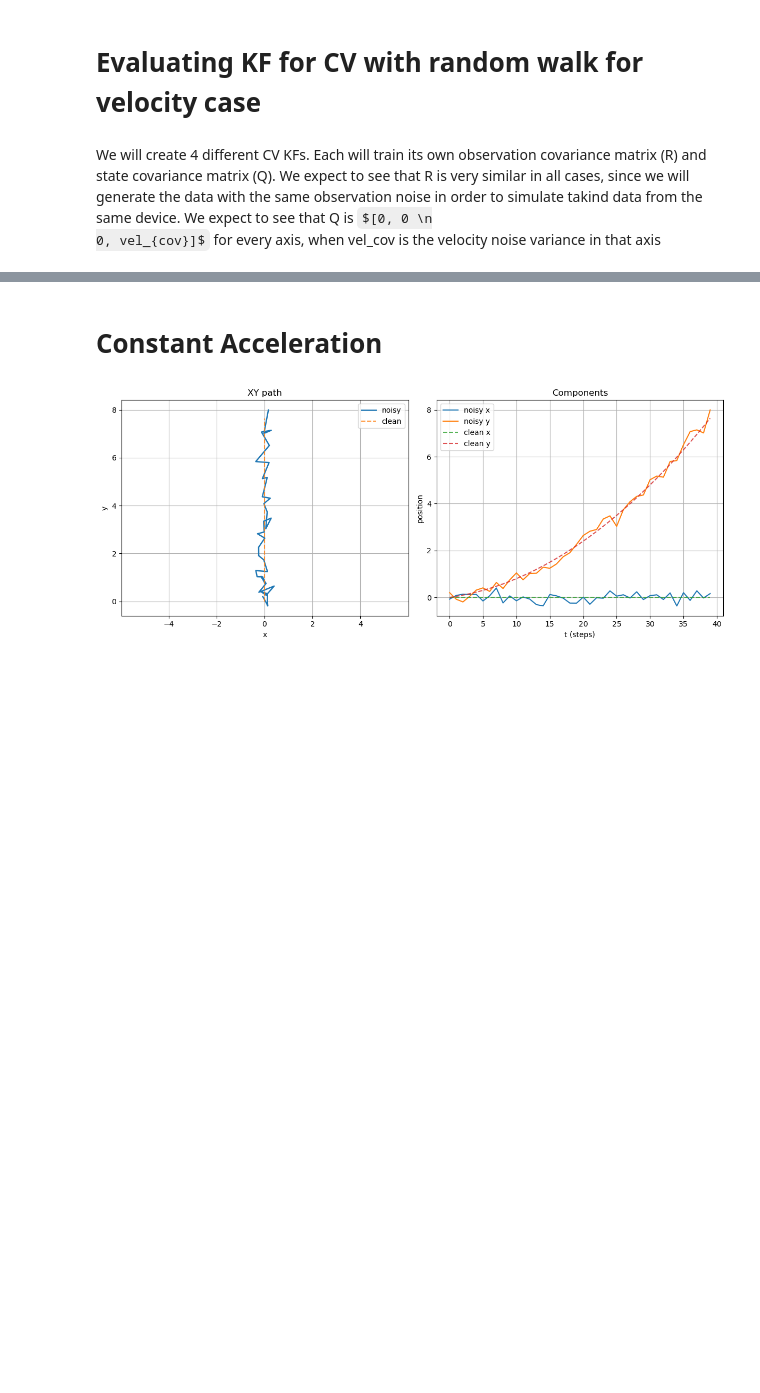
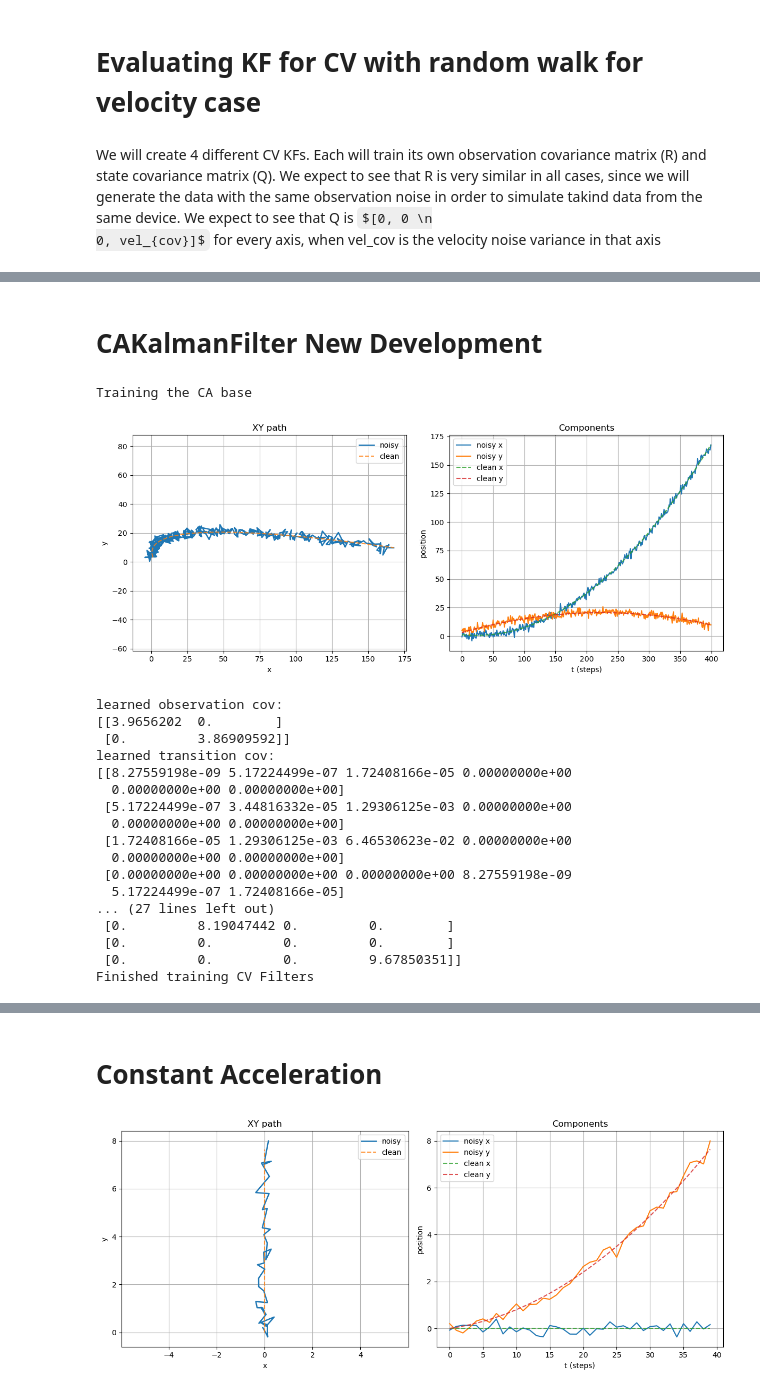
Before and after one commit to Arielgess/UAV_classification, a Jupyter notebook: KalmanFilter/good/simple_kalman_filter.ipynb, the cells around one changed output, grey strips where cells are left out. Drawn from its saved outputs; the diff is of its cells as text; code cells hidden in the pictures; some formulas as TeX source; blank space fills up the shorter version.

```diff
--- a/KalmanFilter/good/simple_kalman_filter.ipynb
+++ b/KalmanFilter/good/simple_kalman_filter.ipynb
@@ -173,7 +171,8 @@ The autoreload extension is already loaded. To reload it, use:
 # %%
 
+NOISE = [2,2]
 P0 = np.eye(4) * 1e2 #set high, since we don't know much about the initial state
-transition_offsets = np.zeros((F.shape[0])) #TODO: I dont know what this is
+transition_offsets = np.zeros((4)) #TODO: I dont know what this is
 
 #Initialize 3 different instances of the CVKF
 cvkf1 = CVKalmanFilter(dim=2, dt=0.04, P0=P0.copy(), transition_offsets=transition_offsets.copy(), process_noise=True)
@@ -498,0 +509,77 @@ learned transition cov:
+# %% [markdown]
+# CAKalmanFilter New Development #
+# %%
+import numpy as np
+NOISE = [2,2]
+P0 = np.eye(4) * 1e2 #set high, since we don't know much about the initial state
+transition_offsets = np.zeros((4)) #TODO: I dont know what this is
+ca_P0 = np.eye(6) * 1e2 #set high, since we don't know much about the initial state
+ca_transition_offsets = np.zeros((6)) #TODO: I dont know what this is
+
+#Initialize 3 different instances of the CVKF
+cakf1 = CAKalmanFilter(dim=2, dt=0.04, P0=ca_P0.copy(), transition_offsets=ca_transition_offsets.copy(), process_noise=True)
+cakf2 = CAKalmanFilter(dim=2, dt=0.04, P0=ca_P0.copy(), transition_offsets=ca_transition_offsets.copy(), process_noise=True)
+cvkf = CVKalmanFilter(dim=2, dt=0.04, P0=P0.copy(), transition_offsets=transition_offsets.copy(), process_noise=True)
+
+
+em_iters = 2
+#We wish to estimate only R and Q
+vars_to_estimate = ['observation_covariance',
+                    #'transition_matrices',
+                    'transition_covariance',
+                    #'initial_state_mean',
+                    #'initial_state_covariance',
+                    ]
+
+
+print("Training the CA base")
+trajectories = generate_ca_trajectory(T=400, dt=0.04, dim=2, measurement_noise_std=NOISE,
+                                                       number_of_trajectories=60, seed=8)
+plot_trajectory_with_kf(trajectories[0][0], trajectories[0][1])
+
+for traj, clean in trajectories:
+    cakf1.run_cv(traj, em_iters=em_iters, vars_to_estimate=vars_to_estimate)
+print(f"learned observation cov: \n{cakf1.kf.observation_covariance}")
+print(f"learned transition cov: \n{cakf1.kf.transition_covariance}")
+#traj, clean = generate_cv_trajectory(T=200, dt=0.04, dim=2, v=None, x0=None,
+#                              noise_std=NOISE, seed=15)[0]
+
+
+print("Training the CA different noise")
+trajectories = generate_cv_with_micro_velocity_changes(T=400, dt=0.04, dim=2, v=None, x0=None, noise_std=[5,5],
+                                                       number_of_trajectories=60, seed=14)
+for traj, clean in trajectories:
+    result = cakf2.run_cv(traj, em_iters=em_iters, vars_to_estimate=vars_to_estimate)
+print(f"learned observation cov: \n{cakf2.kf.observation_covariance}")
+print(f"learned transition cov: \n{cakf2.kf.transition_covariance}")
+
+
+print("Training the std 3:")
+trajectories = generate_cv_with_micro_velocity_changes(T=400, dt=0.04, dim=2, v=None, x0=None, noise_std=NOISE,
+                                                       number_of_trajectories=60, vel_change_std=[3,3], seed=14)
+for traj, clean in trajectories:
+    result = cvkf.run_cv(traj, em_iters=em_iters, vars_to_estimate=vars_to_estimate)
+print(f"learned observation cov: \n{cvkf.kf.observation_covariance}")
+print(f"learned transition cov: \n{cvkf.kf.transition_covariance}")
+
+print("Finished training CV Filters")
+# %% [output]
+Training the CA base
+[figure, added]
+learned observation cov:
+[[3.9656202  0.        ]
+ [0.         3.86909592]]
+learned transition cov:
+[[8.27559198e-09 5.17224499e-07 1.72408166e-05 0.00000000e+00
+  0.00000000e+00 0.00000000e+00]
+ [5.17224499e-07 3.44816332e-05 1.29306125e-03 0.00000000e+00
+  0.00000000e+00 0.00000000e+00]
+ [1.72408166e-05 1.29306125e-03 6.46530623e-02 0.00000000e+00
+  0.00000000e+00 0.00000000e+00]
+ [0.00000000e+00 0.00000000e+00 0.00000000e+00 8.27559198e-09
+  5.17224499e-07 1.72408166e-05]
+... (27 lines left out)
+ [0.         8.19047442 0.         0.        ]
+ [0.         0.         0.         0.        ]
+ [0.         0.         0.         9.67850351]]
+Finished training CV Filters
```
Also changed, not shown: parts of 12 cells of this notebook.
